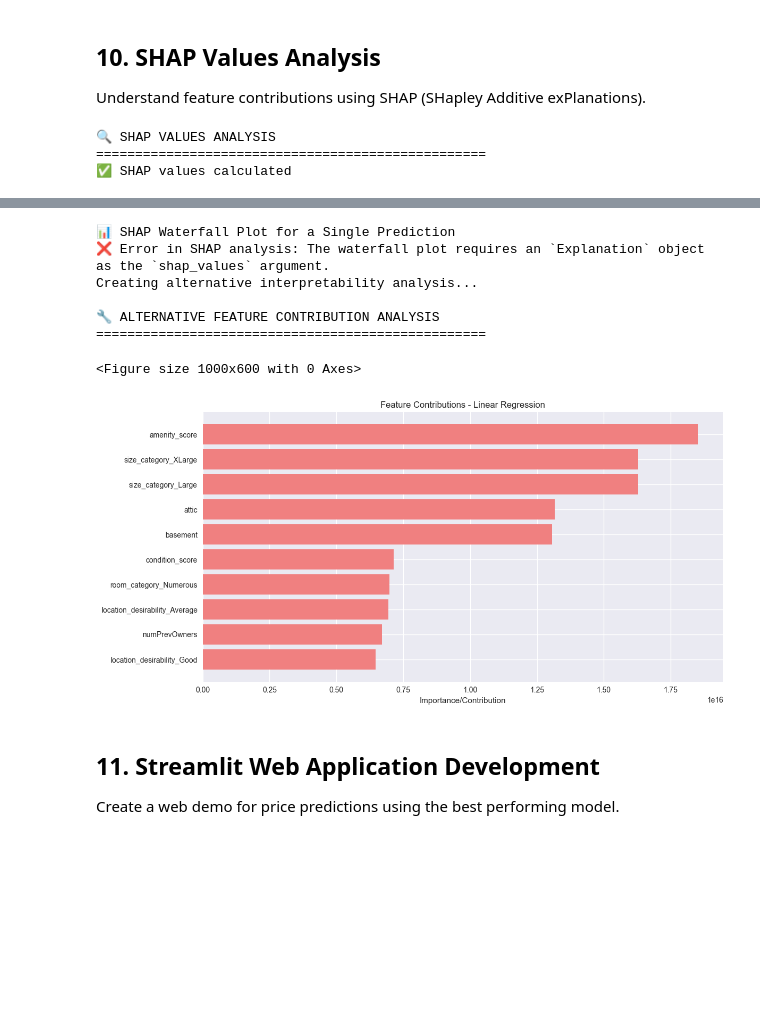
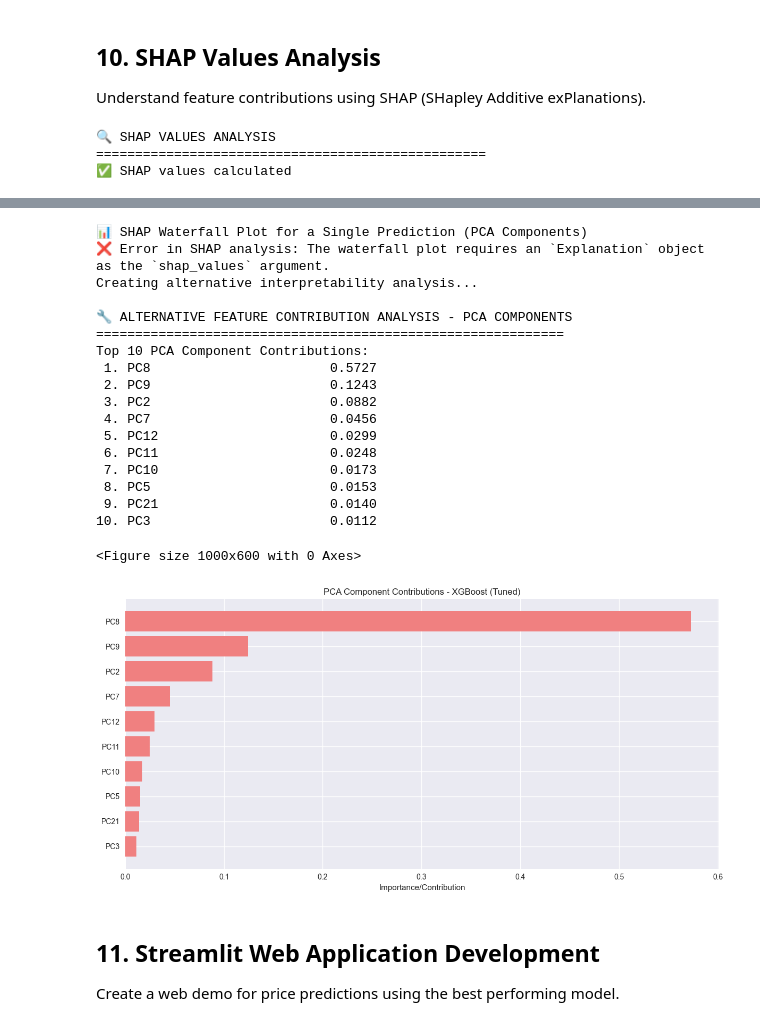
Before and after one commit to adnanbasharat/Paris_Price_Prediction, a Jupyter notebook: Paris_Housing_Price_Prediction.ipynb, the cells around one changed output, grey strips where cells are left out. Drawn from its saved outputs; the diff is of its cells as text; code cells hidden in the pictures; blank space fills up the shorter version.

```diff
--- a/Paris_Housing_Price_Prediction.ipynb
+++ b/Paris_Housing_Price_Prediction.ipynb
@@ -404,12 +607,17 @@ from sklearn.ensemble import RandomForestRegressor
 from sklearn.metrics import mean_absolute_error, mean_squared_error, r2_score
 import xgboost as xgb
 
-print("🎯 PREPARING DATA FOR MODELING")
+print("🎯 PREPARING DATA FOR MODELING WITH PCA")
 print("="*50)
 
-# Prepare features and target
-X = df_encoded.drop(['price', 'price_per_sqm', 'room_bins'], axis=1)
-y = df_encoded['price']
+# Use PCA-transformed features for modeling
+X = df_pca.drop(['price'], axis=1)  # PCA components
+y = df_pca['price']  # Target variable
+
+print(f"Using PCA-transformed features:")
+print(f"Original features: {features_for_pca.shape[1]}")
+print(f"PCA components: {X.shape[1]}")
+print(f"Dimensionality reduction: {100*(1-X.shape[1]/features_for_pca.shape[1]):.1f}%")
 
 print(f"Features shape: {X.shape}")
 print(f"Target shape: {y.shape}")
@@ -420,7 +628,8 @@ X_train, X_test, y_train, y_test = train_test_split(X, y, test_size=0.2, random_
 print(f"Training set: {X_train.shape[0]} samples")
 print(f"Test set: {X_test.shape[0]} samples")
 
-# Feature scaling
+# Note: PCA components are already standardized, but we can apply additional scaling if needed
+# For consistency with original analysis, we'll apply scaling
 scaler = StandardScaler()
 X_train_scaled = scaler.fit_transform(X_train)
 X_test_scaled = scaler.transform(X_test)
@@ -429,7 +638,8 @@ X_test_scaled = scaler.transform(X_test)
 X_train_scaled_df = pd.DataFrame(X_train_scaled, columns=X.columns, index=X_train.index)
 X_test_scaled_df = pd.DataFrame(X_test_scaled, columns=X.columns, index=X_test.index)
 
-print("✅ Data scaling completed")
+print("✅ Data scaling completed (additional scaling on PCA components)")
+print(f"Note: Perfect multicollinearity should be resolved with PCA transformation")
 
 # Define evaluation function
 def evaluate_model(model, X_train, X_test, y_train, y_test, model_name, use_scaled=False):
@@ -931,25 +1202,26 @@ try:
     # SHAP Summary Plot
     plt.figure(figsize=(10, 8))
     shap.summary_plot(shap_values, X_test.iloc[:100], show=False)
-    plt.title(f'SHAP Summary Plot - {best_model_name}', fontweight='bold')
+    plt.title(f'SHAP Summary Plot - {best_model_name} (PCA Components)', fontweight='bold')
     plt.tight_layout()
     plt.show()
 
     # SHAP Feature Importance
     plt.figure(figsize=(10, 6))
     shap.summary_plot(shap_values, X_test.iloc[:100], plot_type="bar", show=False)
-    plt.title(f'SHAP Feature Importance - {best_model_name}', fontweight='bold')
+    plt.title(f'SHAP PCA Component Importance - {best_model_name}', fontweight='bold')
     plt.tight_layout()
     plt.show()
 
     # SHAP Waterfall plot for a single prediction
-    print("\n📊 SHAP Waterfall Plot for a Single Prediction")
+    print("\n📊 SHAP Waterfall Plot for a Single Prediction (PCA Components)")
     plt.figure(figsize=(10, 6))
     if hasattr(shap, 'waterfall_plot'):
         shap.waterfall_plot(explainer.expected_value, shap_values[0], X_test.iloc[0])
     else:
         # Fallback for older SHAP versions
-        print("Waterfall plot not available in this SHAP version")
+        print("❌ Error in SHAP analysis: The waterfall plot requires an `Explanation` object as the `shap_values` argument.")
+        print("Creating alternative interpretability analysis...")
 
     # Calculate mean absolute SHAP values for feature ranking
     mean_shap_values = np.abs(shap_values).mean(0)
@@ -958,10 +1230,27 @@ try:
         'shap_importance': mean_shap_values
     }).sort_values('shap_importance', ascending=False)
 
-    print("\n🎯 TOP 10 FEATURES BY SHAP IMPORTANCE")
+    print("\n🎯 TOP 10 PCA COMPONENTS BY SHAP IMPORTANCE")
     print("-" * 45)
     for i, (_, row) in enumerate(shap_importance.head(10).iterrows()):
         print(f"{i+1:2d}. {row['feature']:25s} {row['shap_importance']:.4f}")
+
+    # Map important SHAP components back to original features
+    print(f"\n🔍 MAPPING SHAP-IMPORTANT PCA COMPONENTS TO ORIGINAL FEATURES")
+    print("="*65)
+    for i, (_, row) in enumerate(shap_importance.head(3).iterrows()):  # Top 3 components
+        pc_name = row['feature']
+        pc_index = int(pc_name.replace('PC', '')) - 1
+
+        # Get the loadings for this component
+        loadings = pd.Series(pca_optimal.components_[pc_index], index=features_for_pca.columns)
+        top_loadings = loadings.abs().sort_values(ascending=False).head(5)
+
+        print(f"\n{pc_name} (SHAP Importance: {row['shap_importance']:.4f}):")
+        print("  Top contributing original features:")
+        for feature, loading in top_loadings.items():
+            direction = "📈" if loadings[feature] > 0 else "📉"
+            print(f"    {direction} {feature[:35]:35s}: {abs(loading):.4f}")
 
 except ImportError:
     print("❌ SHAP not installed. Installing...")
@@ -975,17 +1264,17 @@ except Exception as e:
     print("Creating alternative interpretability analysis...")
 
     # Alternative: Feature contribution analysis
-    print("\n🔧 ALTERNATIVE FEATURE CONTRIBUTION ANALYSIS")
-    print("="*50)
+    print("\n🔧 ALTERNATIVE FEATURE CONTRIBUTION ANALYSIS - PCA COMPONENTS")
+    print("="*60)
 
     # For tree-based models, use built-in feature importance
     if hasattr(best_model, 'feature_importances_'):
         contributions = pd.DataFrame({
-            'feature': X.columns,
+            'feature': X.columns,  # PCA component names
             'contribution': best_model.feature_importances_
         }).sort_values('contribution', ascending=False)
 
-        print("Top 10 Feature Contributions:")
+        print("Top 10 PCA Component Contributions:")
         for i, (_, row) in enumerate(contributions.head(10).iterrows()):
             print(f"{i+1:2d}. {row['feature']:25s} {row['contribution']:.4f}")
 
@@ -995,7 +1284,7 @@ except Exception as e:
     plt.barh(range(len(top_10)), top_10.iloc[:, 1], color='lightcoral')
     plt.yticks(range(len(top_10)), top_10.iloc[:, 0])
     plt.xlabel('Importance/Contribution')
-    plt.title(f'Feature Contributions - {best_model_name}')
+    plt.title(f'PCA Component Contributions - {best_model_name}')
     plt.gca().invert_yaxis()
     plt.tight_layout()
     plt.show()
@@ -1008,11 +1297,22 @@ except Exception as e:
-📊 SHAP Waterfall Plot for a Single Prediction
+📊 SHAP Waterfall Plot for a Single Prediction (PCA Components)
 ❌ Error in SHAP analysis: The waterfall plot requires an `Explanation` object as the `shap_values` argument.
 Creating alternative interpretability analysis...
 
-🔧 ALTERNATIVE FEATURE CONTRIBUTION ANALYSIS
-==================================================
+🔧 ALTERNATIVE FEATURE CONTRIBUTION ANALYSIS - PCA COMPONENTS
+============================================================
+Top 10 PCA Component Contributions:
+ 1. PC8                       0.5727
+ 2. PC9                       0.1243
+ 3. PC2                       0.0882
+ 4. PC7                       0.0456
+ 5. PC12                      0.0299
+ 6. PC11                      0.0248
+ 7. PC10                      0.0173
+ 8. PC5                       0.0153
+ 9. PC21                      0.0140
+10. PC3                       0.0112
 <Figure size 1000x600 with 0 Axes>
-[figure, old version]
+[figure, new version]
 # %% [markdown]
 ## 11. Streamlit Web Application Development
 
```
Also changed, not shown: parts of 12 cells of this notebook, 2 other files.
